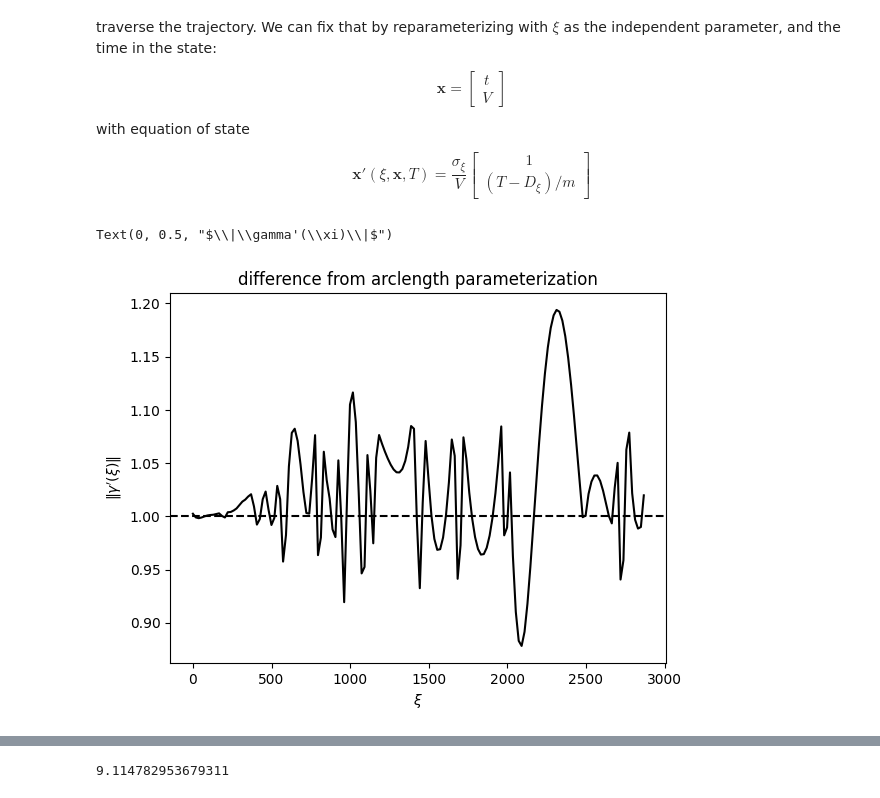
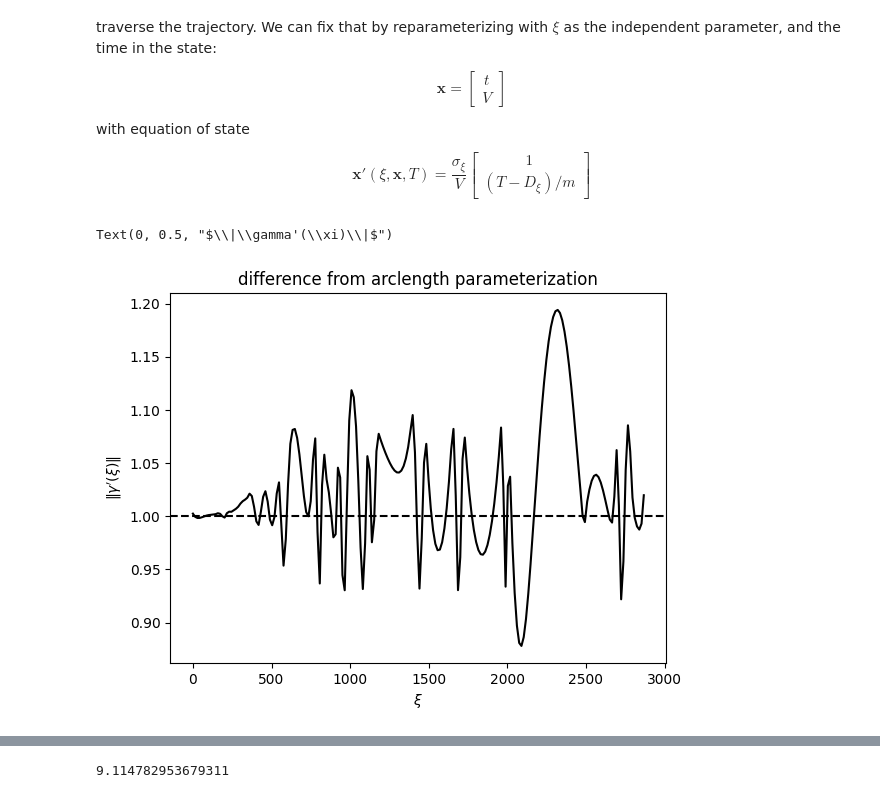
Before and after one commit to jasper-day/rankine, a Jupyter notebook: controls_notebooks/1D_Airplane.ipynb, the cells around one changed output, grey strips where cells are left out. Saved outputs shown, nothing was run; the diff lists cells and outputs as text; code cells hidden in the pictures.

```diff
--- a/controls_notebooks/1D_Airplane.ipynb
+++ b/controls_notebooks/1D_Airplane.ipynb
@@ -109,19 +65,19 @@ $$
 # %%
 import numpy as np
 import matplotlib.pyplot as plt
 import mpld3
 mpld3.disable_notebook()
 # ravel() is required because spline.start() returns a one-unit tuple
 # resulting in incorrect dimensions
-t = np.linspace(spline.start(), spline.end(), len(points) * 4).ravel()
+t = np.linspace(spline.start(), spline.end(), 200).ravel()
 plt.title("difference from arclength parameterization")
 plt.plot(t, np.linalg.norm(spline.derivative(t), axis=1), color="black")
 plt.axhline(1,linestyle="--", color="black")
 plt.xlabel(r"$\xi$")
 plt.ylabel(r"$\|\gamma'(\xi)\|$")
 # %% [output]
 Text(0, 0.5, "$\\|\\gamma'(\\xi)\\|$")
-[figure, old version]
+[figure, new version]
 # %%
 plt.title("Spline curvature")
 # plt.plot(t, np.minimum(1/spline.curvature(t), 100 * np.ones_like(t)), color="black")
```
Also changed, not shown: parts of 13 cells of this notebook, 2 other files.
